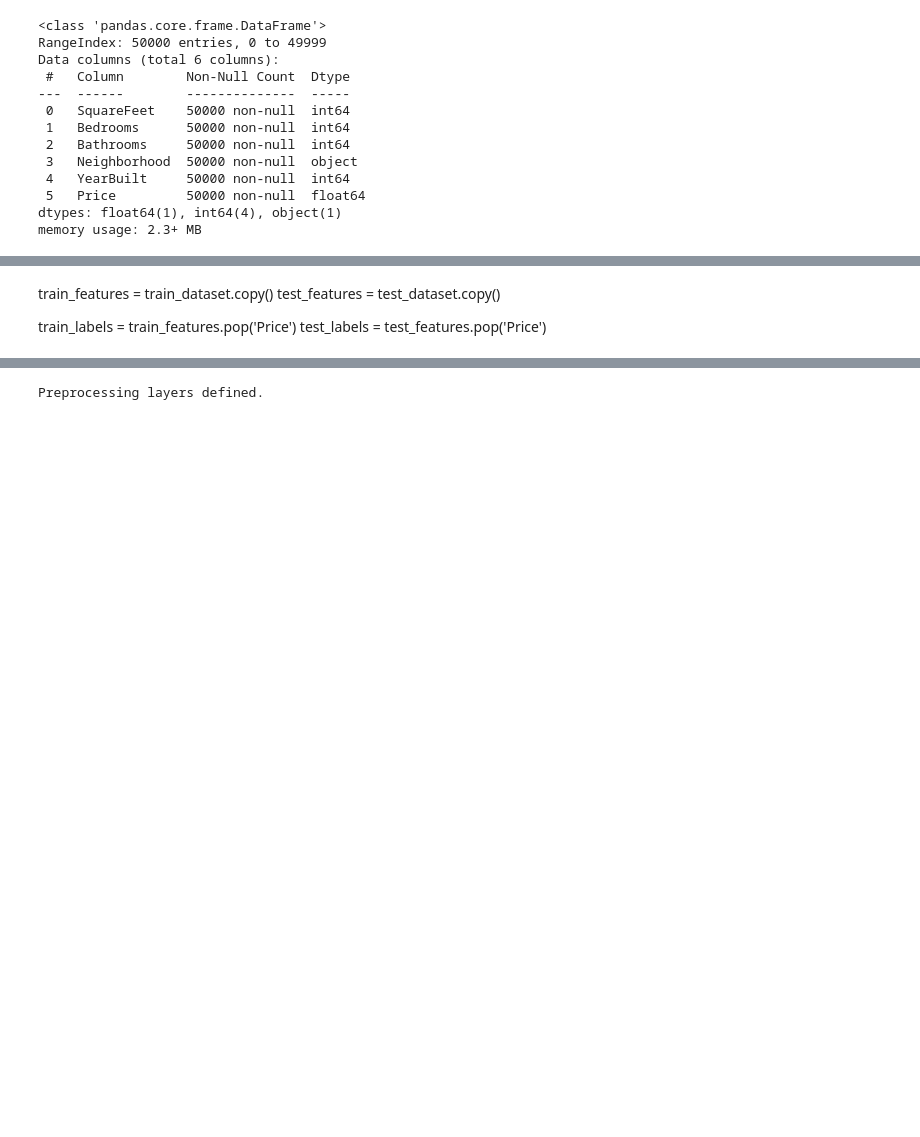
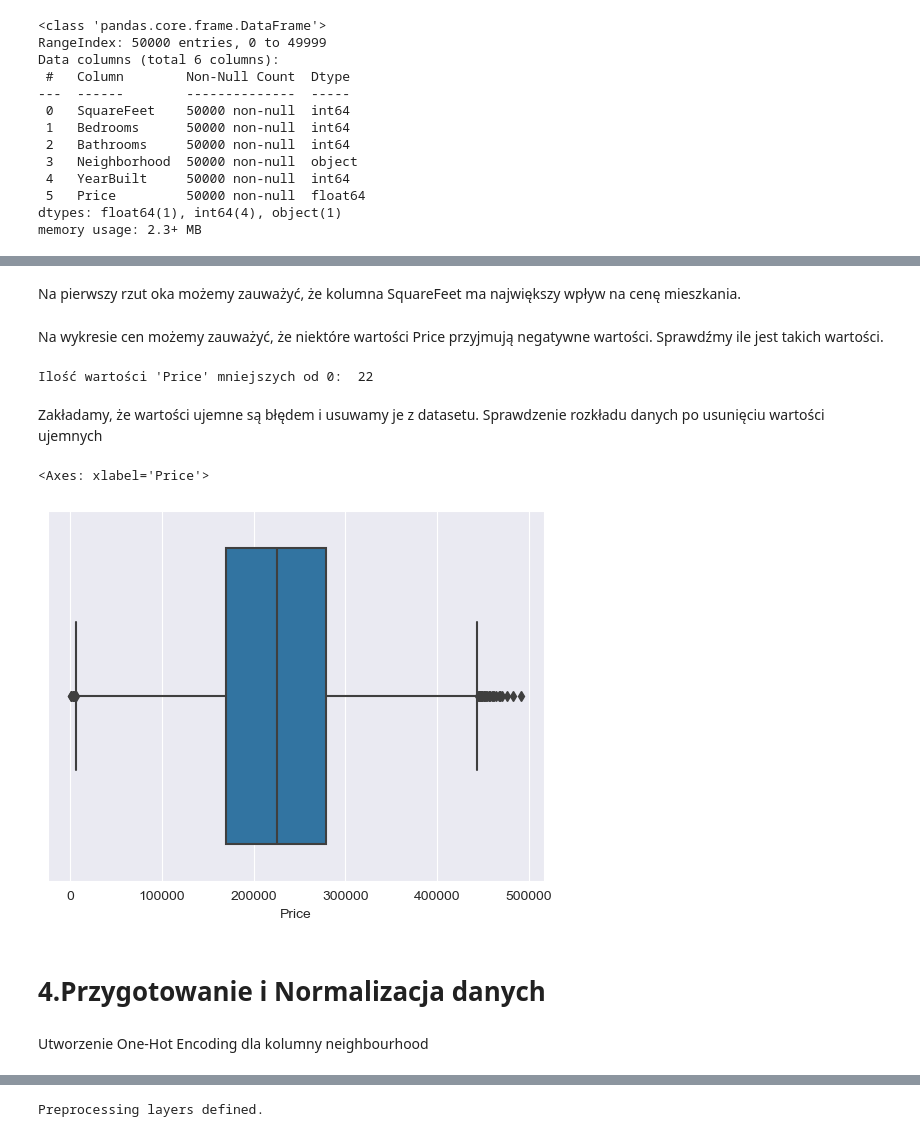
Before and after one commit to staszczm/LaboratoriumPRIAD, a Jupyter notebook: index.ipynb, the cells around one changed output, grey strips where cells are left out. Cells and saved outputs as stored; diff of their text form; code cells hidden in the pictures; blank space fills up the shorter version.

```diff
--- a/index.ipynb
+++ b/index.ipynb
@@ -49,2 +114,23 @@ memory usage: 2.3+ MB
+# %% [markdown]
+Na pierwszy rzut oka możemy zauważyć, że kolumna SquareFeet ma największy wpływ na cenę mieszkania.
+# %% [markdown]
+Na wykresie cen możemy zauważyć, że niektóre wartości Price przyjmują negatywne wartości. Sprawdźmy ile jest takich wartości.
+# %%
+negative_price_count = raw_dataset[raw_dataset['Price'] < 0].count()['Price']
+print("Ilość wartości 'Price' mniejszych od 0: ", negative_price_count)
+# %% [output]
+Ilość wartości 'Price' mniejszych od 0:  22
+# %% [markdown]
+Zakładamy, że wartości ujemne są błędem i usuwamy je z datasetu. Sprawdzenie rozkładu danych po usunięciu wartości ujemnych
+# %%
+raw_dataset = raw_dataset[raw_dataset['Price'] >= 0]
+sns.boxplot(x="Price", data=raw_dataset)
+# %% [output]
+<Axes: xlabel='Price'>
+[figure, added]
+# %% [markdown]
+# 4.Przygotowanie i Normalizacja danych
+# %% [markdown]
+Utworzenie One-Hot Encoding dla kolumny neighbourhood
 # %%
 dataset = raw_dataset.copy()
@@ -54,7 +142 @@ train_dataset = dataset.sample(frac=0.8, random_state=0)
 test_dataset = dataset.drop(train_dataset.index)
-# %% [markdown]
-train_features = train_dataset.copy()
-test_features = test_dataset.copy()
-
-train_labels = train_features.pop('Price')
-test_labels = test_features.pop('Price')
```
Also changed, not shown: parts of 22 cells of this notebook.
